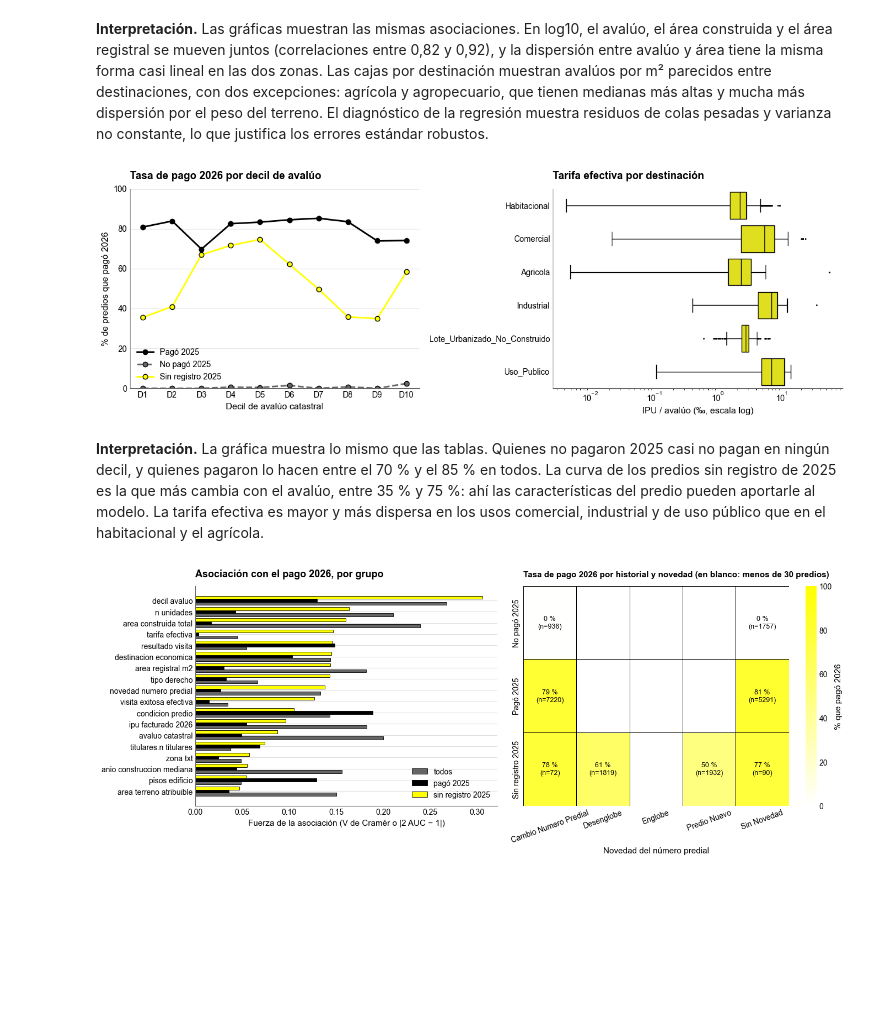
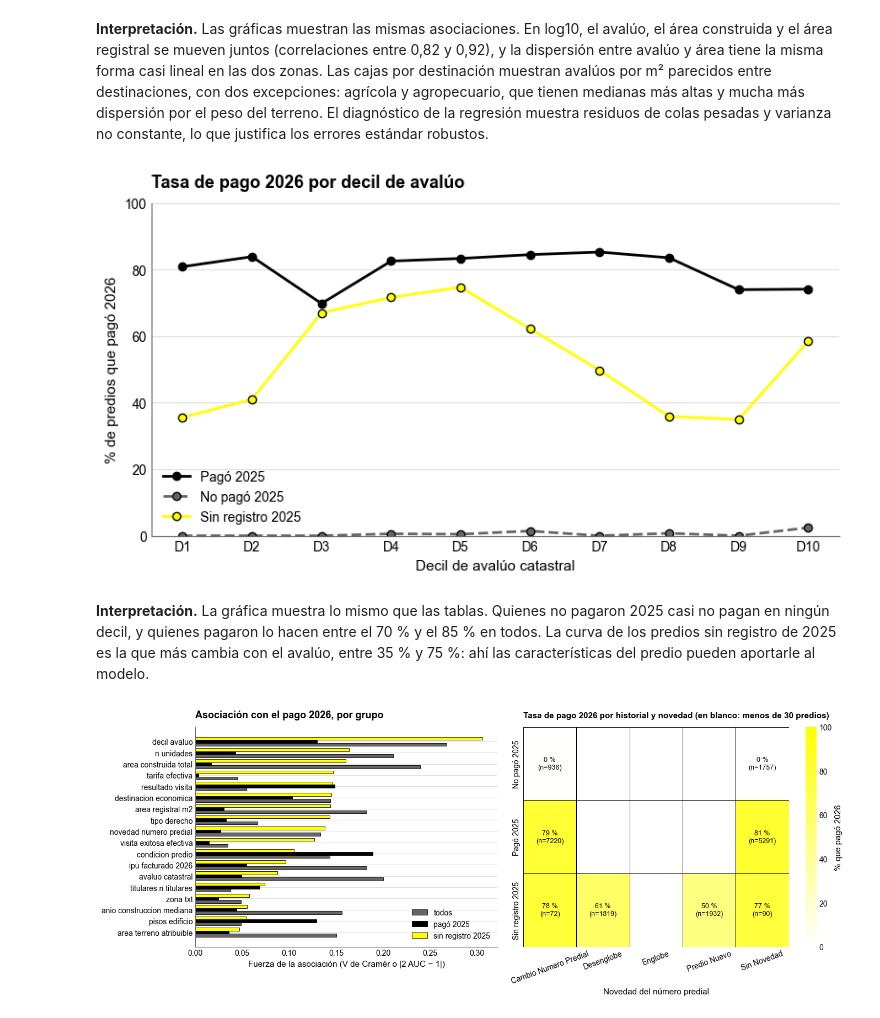
Before and after one commit to Danielfts/proyecto-MINE-ciencia-de-datos, a Jupyter notebook: entrega-2/notebooks/06-entendimiento-de-los-datos.ipynb, the cells around one changed output. Cells and saved outputs as stored; diff of their text form; code cells hidden in the pictures; blank space fills up the shorter version.

```diff
--- a/entrega-2/notebooks/06-entendimiento-de-los-datos.ipynb
+++ b/entrega-2/notebooks/06-entendimiento-de-los-datos.ipynb
@@ -1817,28 +1814,21 @@ plt.tight_layout(); plt.show()
 **Interpretación.** Las gráficas muestran las mismas asociaciones. En log10, el avalúo, el área construida y el área registral se mueven juntos (correlaciones entre 0,82 y 0,92), y la dispersión entre avalúo y área tiene la misma forma casi lineal en las dos zonas. Las cajas por destinación muestran avalúos por m² parecidos entre destinaciones, con dos excepciones: agrícola y agropecuario, que tienen medianas más altas y mucha más dispersión por el peso del terreno. El diagnóstico de la regresión muestra residuos de colas pesadas y varianza no constante, lo que justifica los errores estándar robustos.
 # %%
 # Tasa de pago 2026 por decil de avalúo, separada por historial de 2025 (5.1)
-fig, (ax1, ax2) = plt.subplots(1, 2, figsize=(13, 4.5))
+fig, ax1 = plt.subplots(figsize=(8, 4.5))
 estilos = {"Pagó 2025": (ue.NEGRO, "-"), "No pagó 2025": (ue.GRIS, "--"), "Sin registro 2025": (ue.AMARILLO, "-")}
 for historial, (color, linea) in estilos.items():
     d = facturados[facturados["historial_2025"] == historial]
     tasa = d.groupby("decil_avaluo", observed=True)["pago_2026"].mean() * 100
     ax1.plot(tasa.index.astype(str), tasa.values, color=color, linestyle=linea, marker="o",
              markeredgecolor=ue.NEGRO, label=historial)
 ax1.set_title("Tasa de pago 2026 por decil de avalúo"); ax1.set_xlabel("Decil de avalúo catastral")
 ax1.set_ylabel("% de predios que pagó 2026"); ax1.set_ylim(0, 100); ax1.legend()
 
-# Tarifa efectiva por destinación (las 6 más frecuentes), en escala log
-top_dest = facturados["destinacion_economica"].value_counts().head(6).index
-sub = facturados[facturados["destinacion_economica"].isin(top_dest) & facturados["tarifa_efectiva"].gt(0)]
-sns.boxplot(data=sub, y="destinacion_economica", x="tarifa_efectiva", order=top_dest, ax=ax2,
-            color=ue.AMARILLO, fliersize=1, linecolor=ue.NEGRO)
-ax2.set_xscale("log"); ax2.set_title("Tarifa efectiva por destinación"); ax2.set_xlabel("IPU / avalúo (‰, escala log)")
-ax2.set_ylabel("")
 plt.tight_layout(); plt.show()
 # %% [output]
-[figure, old version]
+[figure, new version]
 # %% [markdown]
-**Interpretación.** La gráfica muestra lo mismo que las tablas. Quienes no pagaron 2025 casi no pagan en ningún decil, y quienes pagaron lo hacen entre el 70 % y el 85 % en todos. La curva de los predios sin registro de 2025 es la que más cambia con el avalúo, entre 35 % y 75 %: ahí las características del predio pueden aportarle al modelo. La tarifa efectiva es mayor y más dispersa en los usos comercial, industrial y de uso público que en el habitacional y el agrícola.
+**Interpretación.** La gráfica muestra lo mismo que las tablas. Quienes no pagaron 2025 casi no pagan en ningún decil, y quienes pagaron lo hacen entre el 70 % y el 85 % en todos. La curva de los predios sin registro de 2025 es la que más cambia con el avalúo, entre 35 % y 75 %: ahí las características del predio pueden aportarle al modelo.
 # %%
 # Izquierda: fuerza de la asociación con el pago 2026 por grupo (5.1). Derecha: tasa de pago 2026 según el historial
 # de 2025 y la novedad del número predial, con el número de predios de cada celda
```
Also changed, not shown: parts of 4 cells of this notebook, 6 other files.
